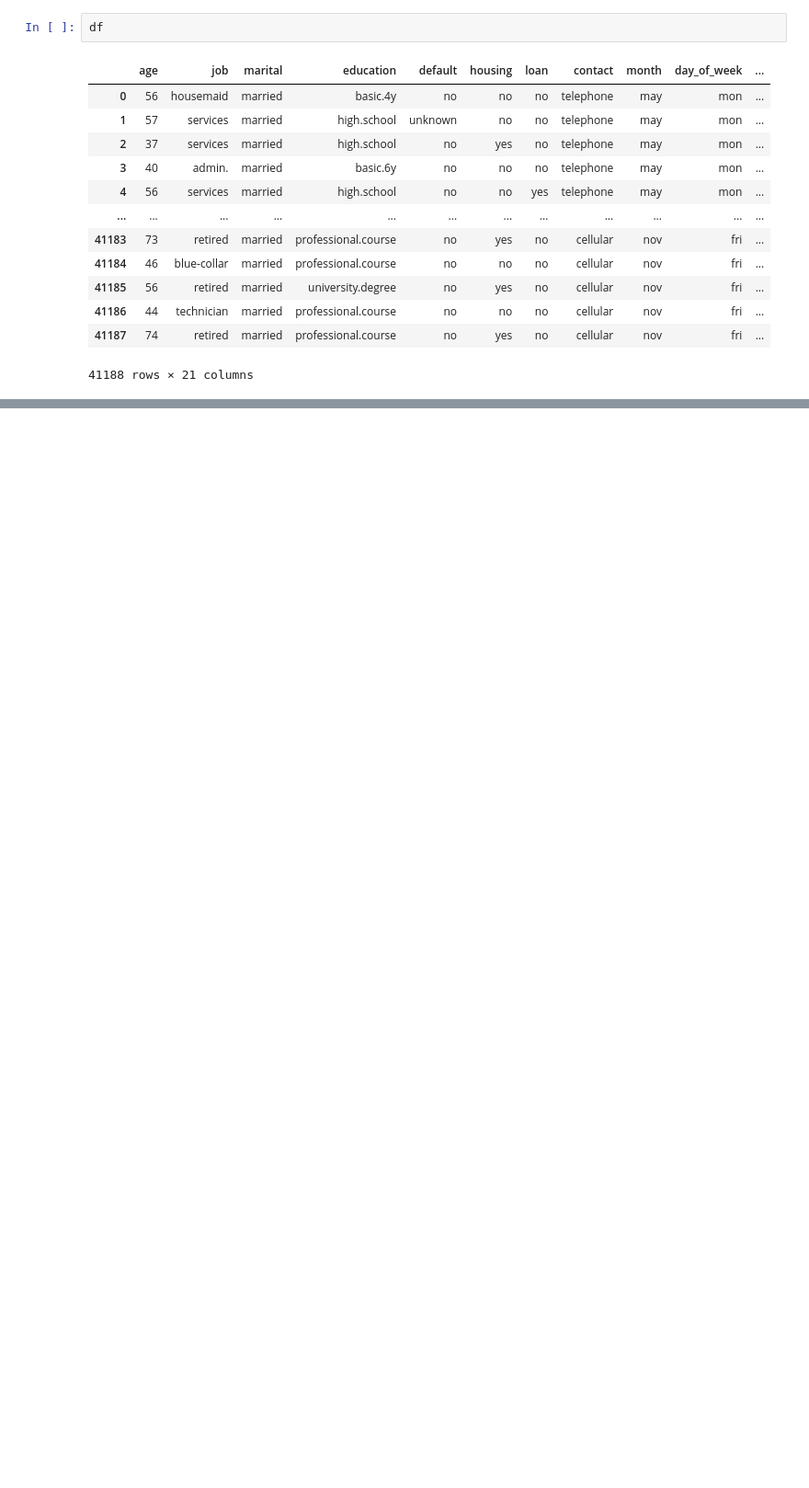
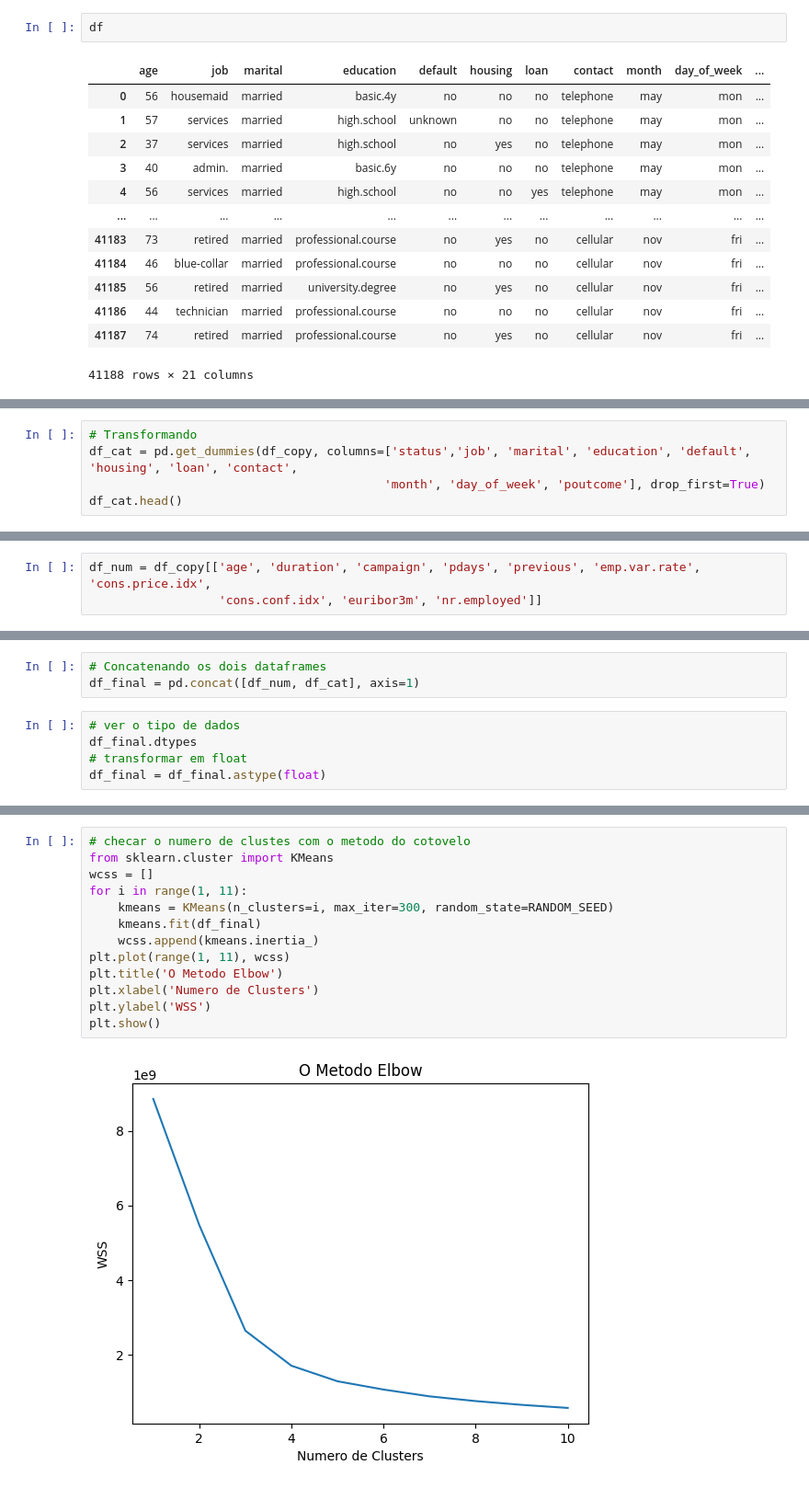
Before and after one commit to HudsonArauj/ProjectML, a Jupyter notebook: project.ipynb, the cells around one changed output, grey strips where cells are left out. Shown at 92% size. Cells and saved outputs as stored; diff of their text form; blank space fills up the shorter version.

```diff
--- a/project.ipynb
+++ b/project.ipynb
@@ -304,0 +89,5 @@ sns.scatterplot(x='duration', y='euribor3m', hue='cluster', data=df)
+# %%
+# Transformando
+df_cat = pd.get_dummies(df_copy, columns=['status','job', 'marital', 'education', 'default', 'housing', 'loan', 'contact',
+                                         'month', 'day_of_week', 'poutcome'], drop_first=True)
+df_cat.head()
@@ -304,0 +109,3 @@ sns.scatterplot(x='duration', y='euribor3m', hue='cluster', data=df)
+# %%
+df_num = df_copy[['age', 'duration', 'campaign', 'pdays', 'previous', 'emp.var.rate', 'cons.price.idx',
+                  'cons.conf.idx', 'euribor3m', 'nr.employed']]
@@ -304,0 +121,8 @@ sns.scatterplot(x='duration', y='euribor3m', hue='cluster', data=df)
+# %%
+# Concatenando os dois dataframes
+df_final = pd.concat([df_num, df_cat], axis=1)
+# %%
+# ver o tipo de dados
+df_final.dtypes
+# transformar em float
+df_final = df_final.astype(float)
@@ -304,0 +139,15 @@ sns.scatterplot(x='duration', y='euribor3m', hue='cluster', data=df)
+# %%
+# checar o numero de clustes com o metodo do cotovelo
+from sklearn.cluster import KMeans
+wcss = []
+for i in range(1, 11):
+    kmeans = KMeans(n_clusters=i, max_iter=300, random_state=RANDOM_SEED)
+    kmeans.fit(df_final)
+    wcss.append(kmeans.inertia_)
+plt.plot(range(1, 11), wcss)
+plt.title('O Metodo Elbow')
+plt.xlabel('Numero de Clusters')
+plt.ylabel('WSS')
+plt.show()
+# %% [output]
+[figure, added]
```
Also changed, not shown: parts of 44 cells of this notebook, 1 other file.
